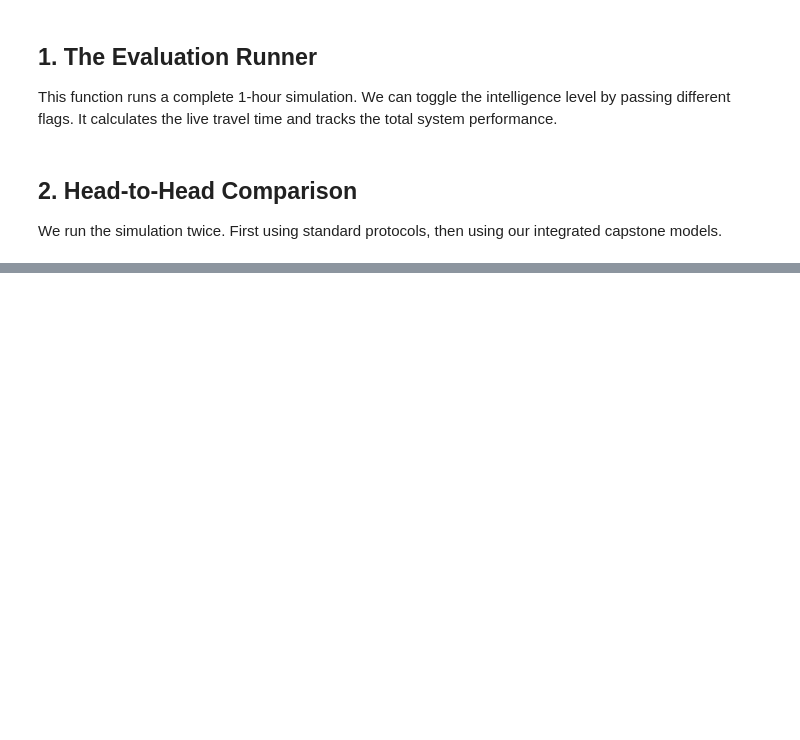
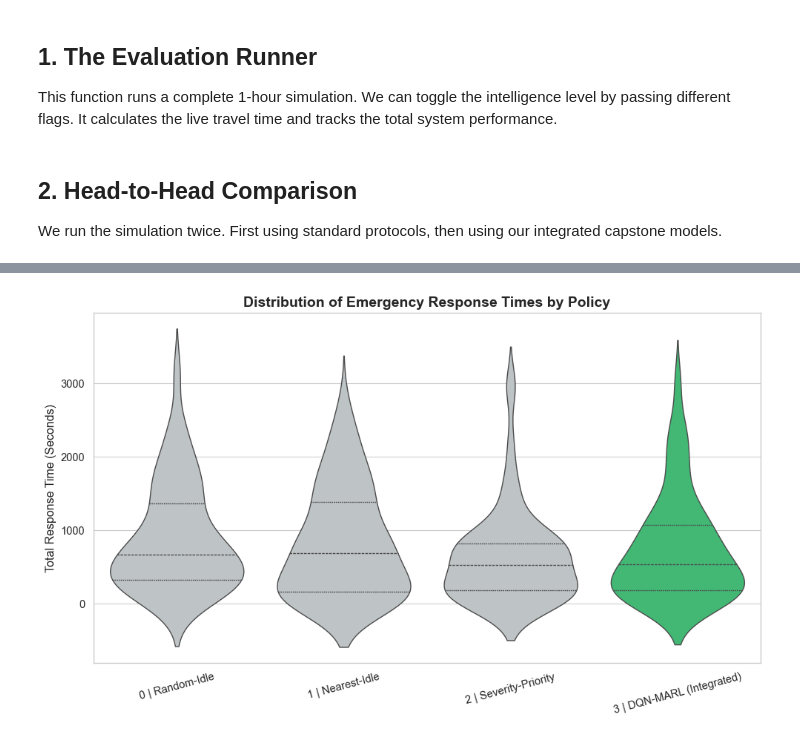
Before and after one commit to Christianib003/kigali-ems-pipeline-optimization, a Jupyter notebook: notebooks/05_evaluate_system.ipynb, the cells around one changed output, grey strips where cells are left out. Drawn from its saved outputs; the diff is of its cells as text; code cells hidden in the pictures; blank space fills up the shorter version.

```diff
--- a/notebooks/05_evaluate_system.ipynb
+++ b/notebooks/05_evaluate_system.ipynb
@@ -392,0 +491,29 @@ FINAL BENCHMARK SUMMARY (ALL POLICIES)
+# %%
+plt.figure(figsize=(10, 6))
+dist_data = []
+
+for policy_name, tel in all_telemetry.items():
+    inc_df = tel.get_incident_df()
+    # Filter by REACHED where the response time is stored
+    reached = inc_df[inc_df['status'] == 'REACHED'].copy()
+    for rt in reached['response_time_s'].dropna():
+        dist_data.append({'Policy': policy_name, 'Response Time (s)': rt})
+
+dist_df = pd.DataFrame(dist_data)
+
+if not dist_df.empty:
+    violin_palette = {p: '#2ecc71' if 'DQN' in p else '#bdc3c7' for p in all_telemetry.keys()}
+
+    sns.violinplot(data=dist_df, x='Policy', y='Response Time (s)', palette=violin_palette, inner='quartile')
+    plt.title('Distribution of Emergency Response Times by Policy', fontsize=14, fontweight='bold')
+    plt.ylabel('Total Response Time (Seconds)')
+    plt.xlabel('')
+    plt.xticks(rotation=15)
+
+    plt.tight_layout()
+    # plt.savefig('chart_4_distributions.pdf', format='pdf', bbox_inches='tight')
+    plt.show()
+else:
+    print("Warning: No response time data found to plot the distribution.")
+# %% [output]
+[figure, added]
```
Also changed, not shown: parts of 8 cells of this notebook, 3 other files.
